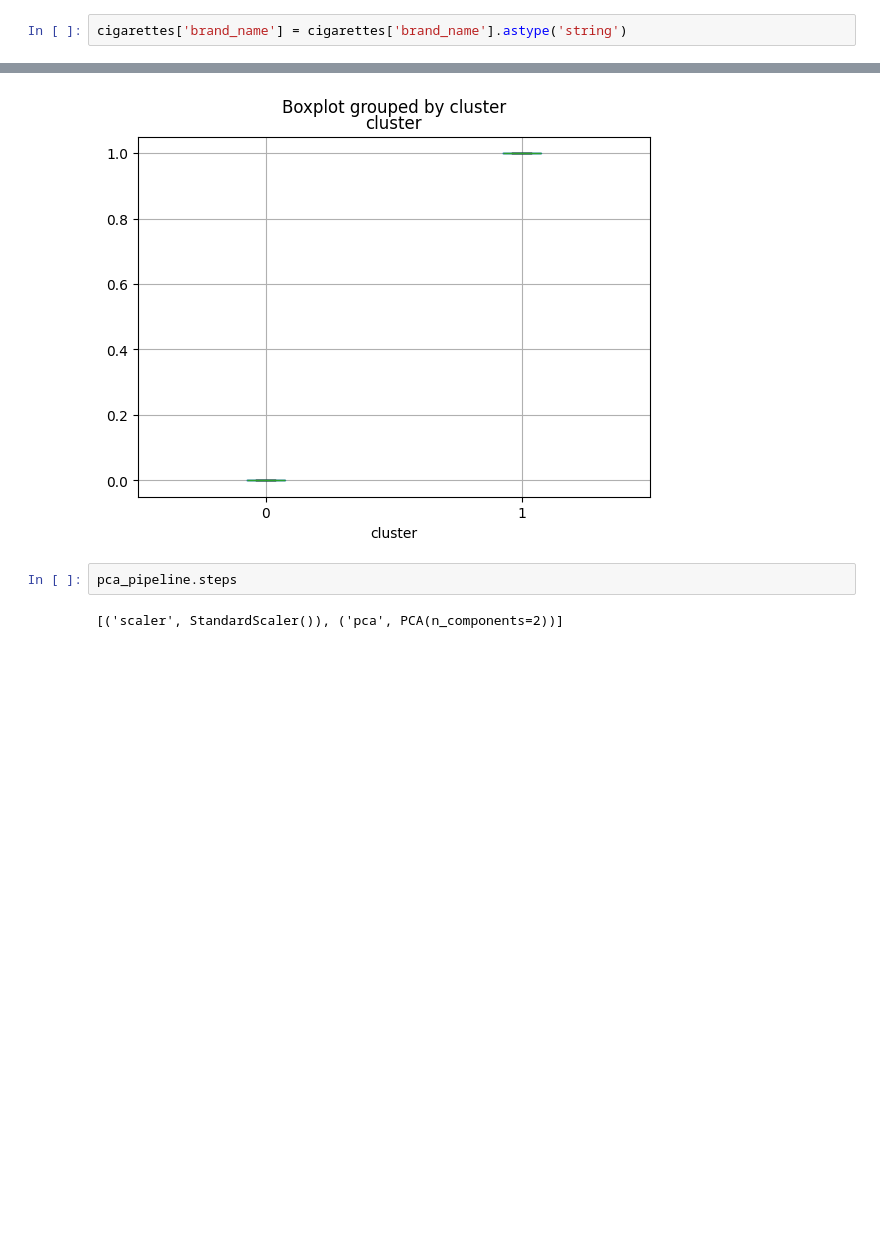
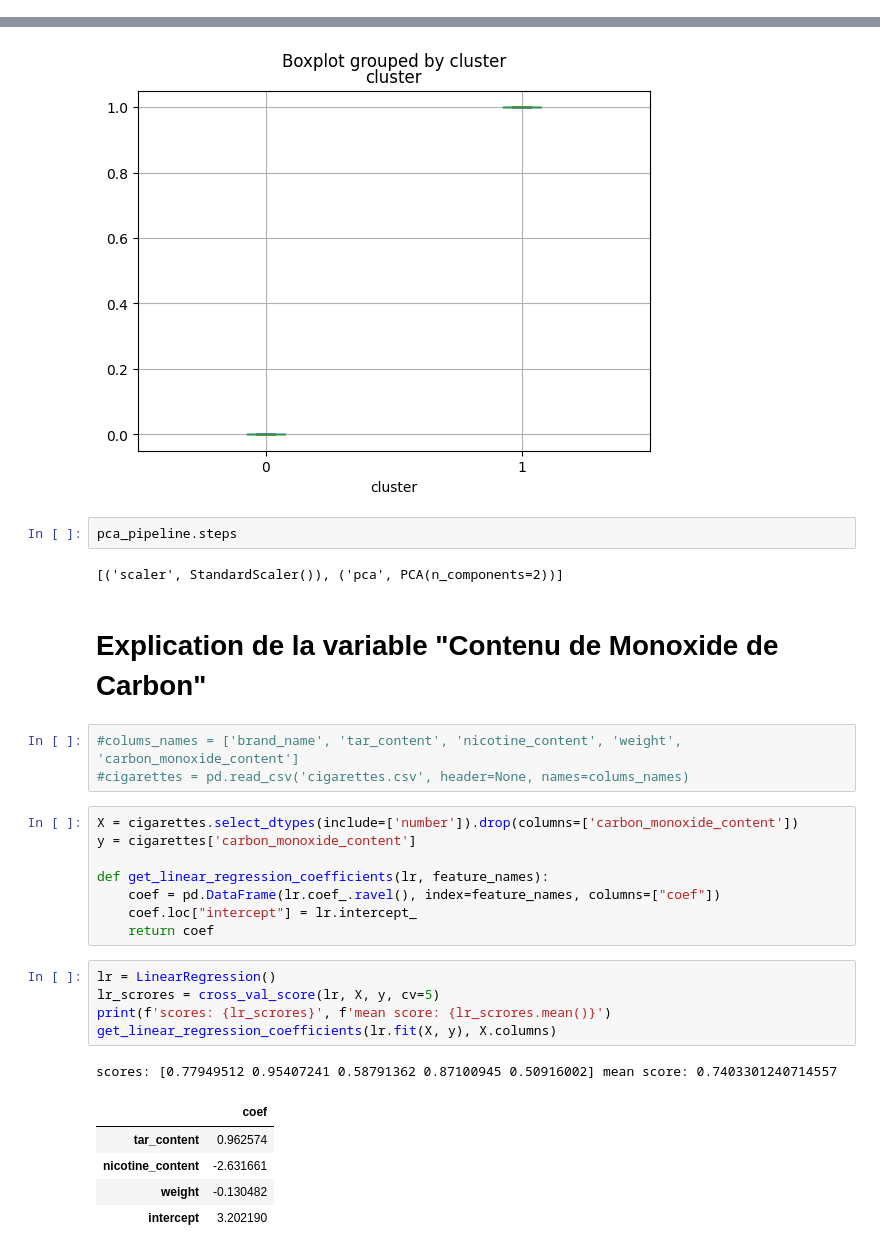
Before and after one commit to BrightMehou/random-ml, a Jupyter notebook: cigarettes/cigarette.ipynb, the cells around one changed output, grey strips where cells are left out. Drawn from its saved outputs; the diff is of its cells as text; blank space fills up the shorter version.

```diff
--- a/cigarettes/cigarette.ipynb
+++ b/cigarettes/cigarette.ipynb
@@ -28,8 +31,6 @@ Tar content (mg)
 Nicotine content (mg)
 Weight (g)
 Carbon monoxide content (mg)
-# %%
-cigarettes['brand_name'] = cigarettes['brand_name'].astype('string')
 # %%
 cigarettes
 # %% [output]
@@ -127,3 +128,28 @@ for col in cigarettes.columns[1:]:
 pca_pipeline.steps
 # %% [output]
 [('scaler', StandardScaler()), ('pca', PCA(n_components=2))]
+# %% [markdown]
+#  Explication de la variable "Contenu de Monoxide de Carbon"
+# %%
+#colums_names = ['brand_name', 'tar_content', 'nicotine_content', 'weight', 'carbon_monoxide_content']
+#cigarettes = pd.read_csv('cigarettes.csv', header=None, names=colums_names)
+# %%
+X = cigarettes.select_dtypes(include=['number']).drop(columns=['carbon_monoxide_content'])
+y = cigarettes['carbon_monoxide_content']
+
+def get_linear_regression_coefficients(lr, feature_names):
+    coef = pd.DataFrame(lr.coef_.ravel(), index=feature_names, columns=["coef"])
+    coef.loc["intercept"] = lr.intercept_
+    return coef
+# %%
+lr = LinearRegression()
+lr_scrores = cross_val_score(lr, X, y, cv=5)
+print(f'scores: {lr_scrores}', f'mean score: {lr_scrores.mean()}')
+get_linear_regression_coefficients(lr.fit(X, y), X.columns)
+# %% [output]
+scores: [0.77949512 0.95407241 0.58791362 0.87100945 0.50916002] mean score: 0.7403301240714557
+|  | coef |
+| tar_content | 0.962574 |
+| nicotine_content | -2.631661 |
+| weight | -0.130482 |
+| intercept | 3.202190 |
```
Also changed, not shown: parts of 5 cells of this notebook, 7 other files.
